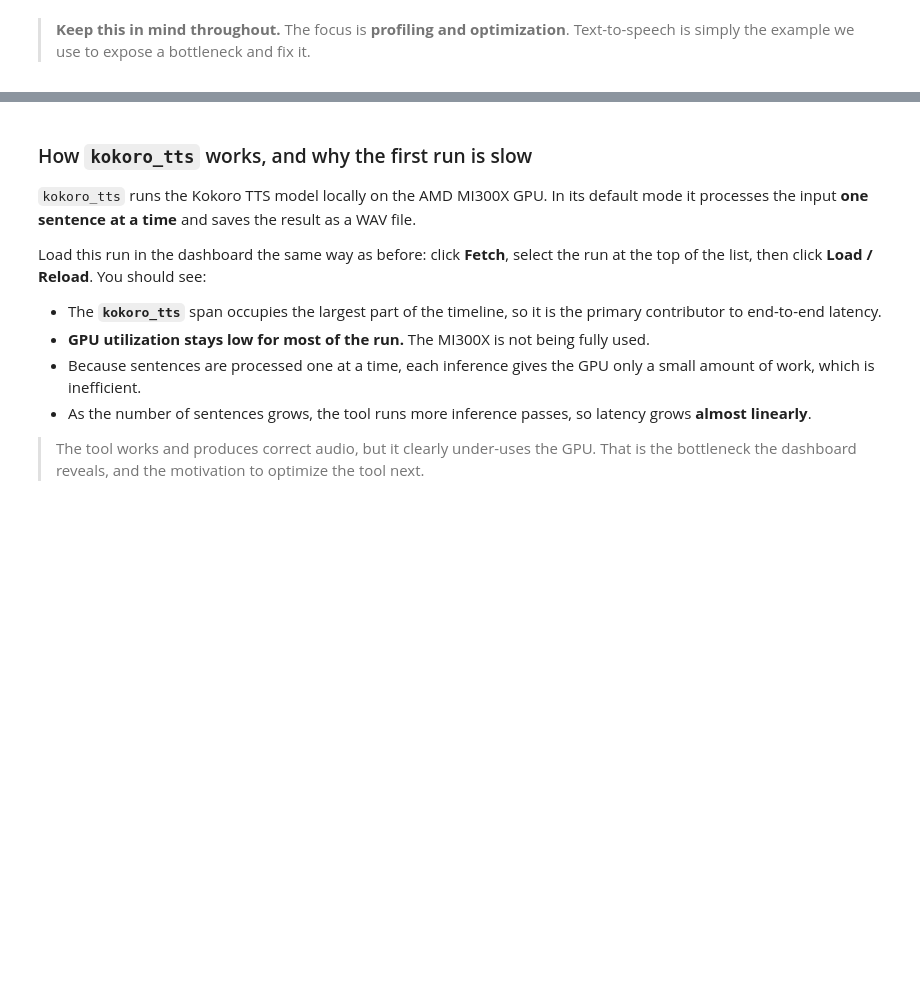
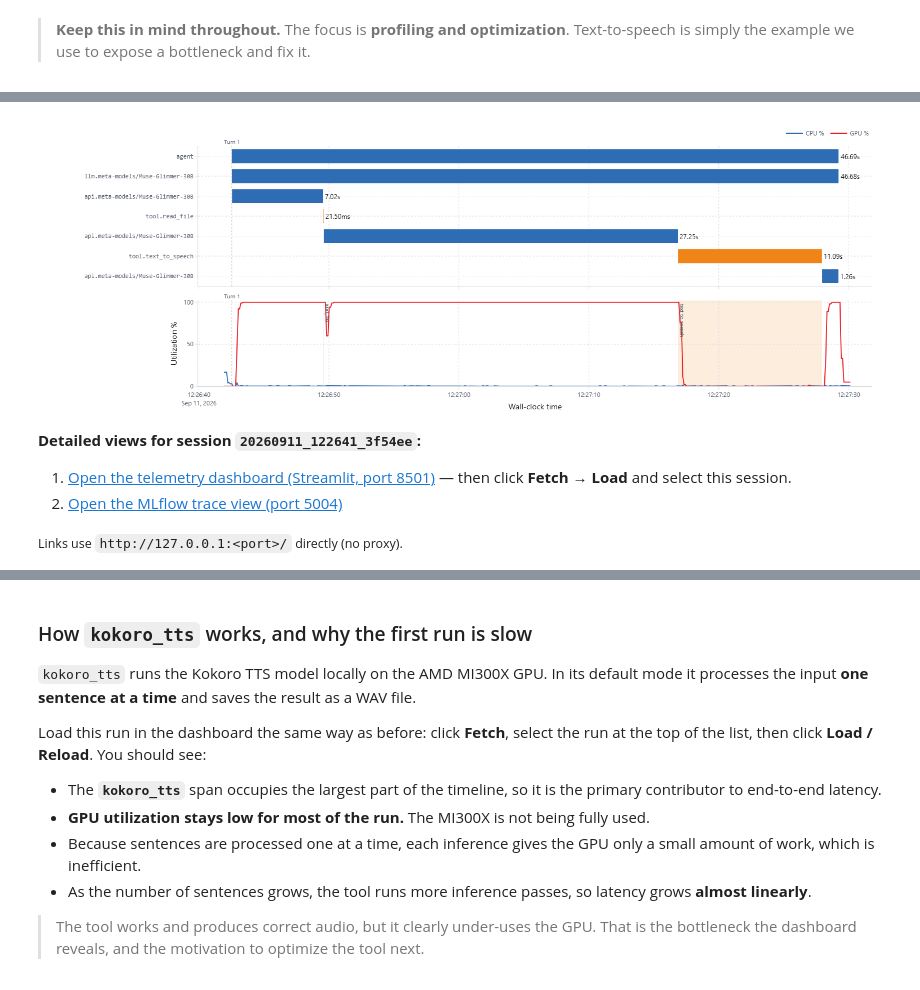
Before and after one commit to Jereshea-JM/amd-agentic-ai-profiling-workshop, a Jupyter notebook: tts_executed.ipynb, the cells around one changed output, grey strips where cells are left out. Cells and saved outputs as stored; diff of their text form; code cells hidden in the pictures; blank space fills up the shorter version.

Commit message:
Updating the notebook code to display the overview graph

```diff
--- a/tts_executed.ipynb
+++ b/tts_executed.ipynb
@@ -349,0 +277,19 @@ else:
+# %%
+# This cell shows an overview tab alone; for a detailed view, click on the links provided when running this cell.
+import importlib, sys, os, logging
+sys.path.insert(0, os.path.abspath("utils"))
+logging.disable(logging.WARNING)          # mute Streamlit's import-time warnings
+import hermes_profiler
+importlib.reload(hermes_profiler)          # pick up edits without a kernel restart
+logging.disable(logging.NOTSET)
+
+SESSION_ID = None   # a run ID, or None to auto-fetch the latest session
+hermes_profiler.show_session_overview(SESSION_ID)
+# %% [output]
+[figure, added]
+**Detailed views for session `20260911_122641_3f54ee`:**
+
+1. [Open the telemetry dashboard (Streamlit, port 8501)](http://127.0.0.1:8501/) — then click **Fetch → Load** and select this session.
+2. [Open the MLflow trace view (port 5004)](http://127.0.0.1:5004/#/experiments/0/traces)
+
+<sub>Links use `http://127.0.0.1:<port>/` directly (no proxy).</sub>
```
Also changed, not shown: parts of 48 cells of this notebook, 10 other files.
